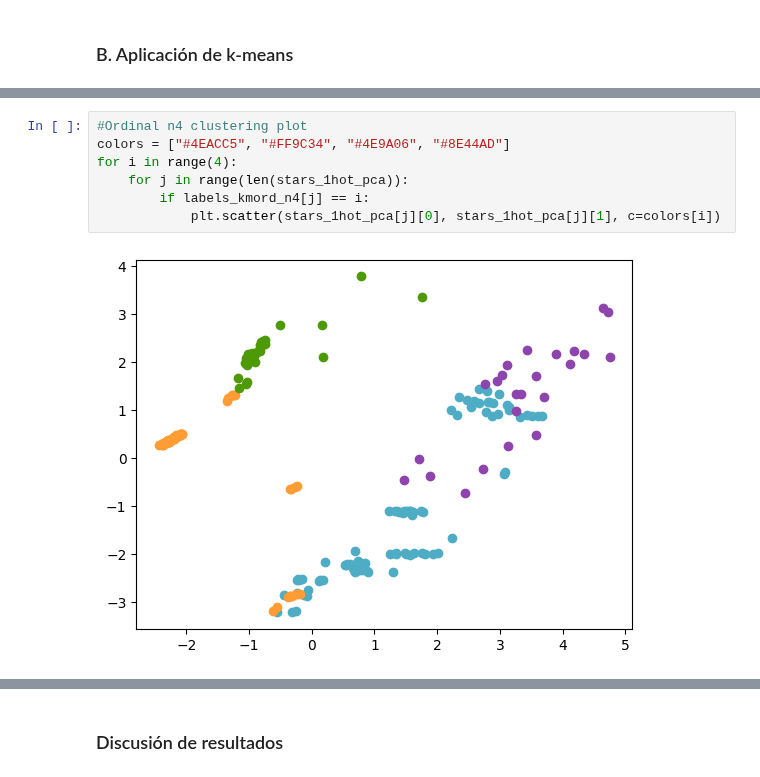
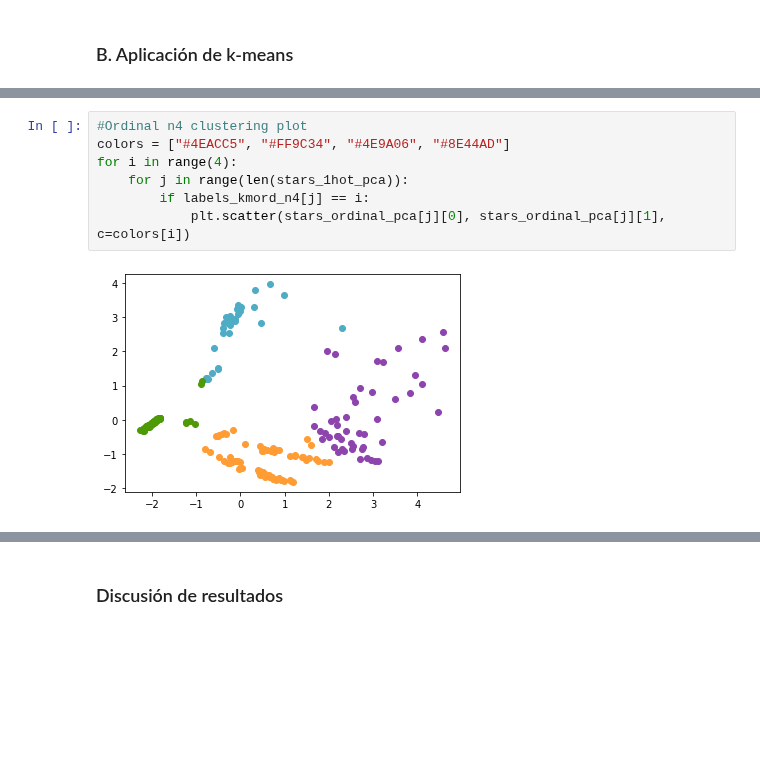
Before and after one commit to mgommez/practica2_ml, a Jupyter notebook: KMeans.ipynb, the cells around one changed output, grey strips where cells are left out. Drawn from its saved outputs; the diff is of its cells as text; blank space fills up the shorter version.

```diff
--- a/KMeans.ipynb
+++ b/KMeans.ipynb
@@ -757,11 +757,11 @@ for i in range(4):
 # %%
 #Ordinal n4 clustering plot
 colors = ["#4EACC5", "#FF9C34", "#4E9A06", "#8E44AD"]
 for i in range(4):
     for j in range(len(stars_1hot_pca)):
         if labels_kmord_n4[j] == i:
-            plt.scatter(stars_1hot_pca[j][0], stars_1hot_pca[j][1], c=colors[i])
+            plt.scatter(stars_ordinal_pca[j][0], stars_ordinal_pca[j][1], c=colors[i])
 # %% [output]
-[figure, old version]
+[figure, new version]
 # %%
 #1-hot n6 clustering plot
```
Also changed, not shown: parts of 33 cells of this notebook.
